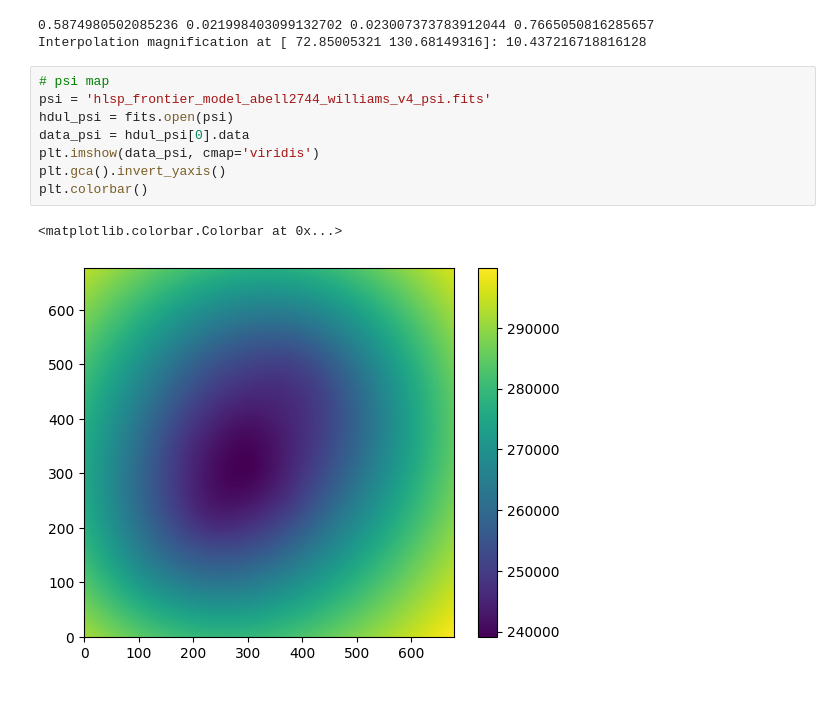
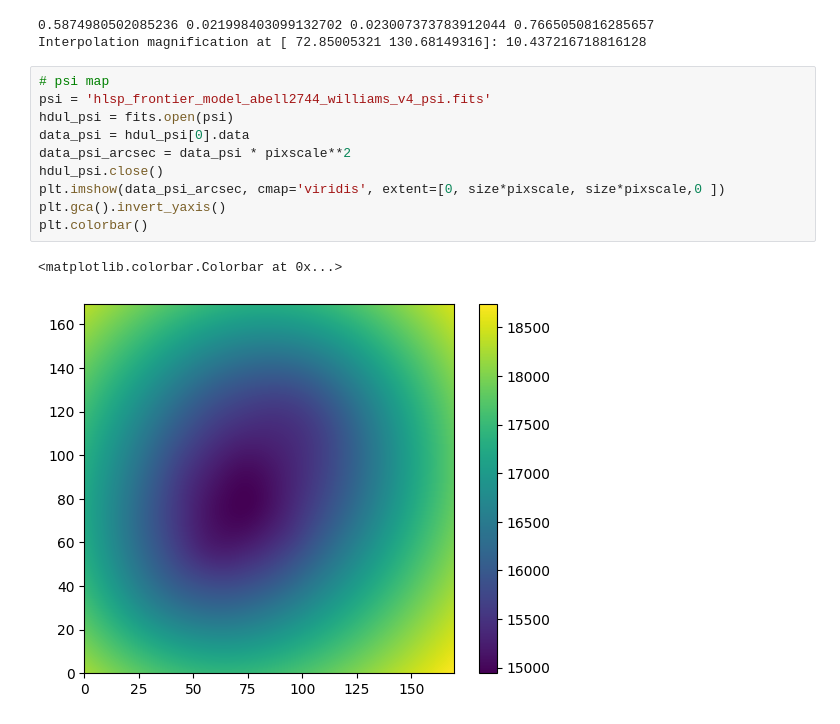
Before and after one commit to diceandcats/SURE-GW-lensing, a Jupyter notebook: Real stuffs/Real_lens.ipynb, the cells around one changed output. Cells and saved outputs as stored; diff of their text form.

```diff
--- a/Real stuffs/Real_lens.ipynb
+++ b/Real stuffs/Real_lens.ipynb
@@ -262,12 +264,14 @@ Interpolation magnification at [ 72.85005321 130.68149316]: 10.437216718816128
 # %%
 # psi map
 psi = 'hlsp_frontier_model_abell2744_williams_v4_psi.fits'
 hdul_psi = fits.open(psi)
 data_psi = hdul_psi[0].data
-plt.imshow(data_psi, cmap='viridis')
+data_psi_arcsec = data_psi * pixscale**2
+hdul_psi.close()
+plt.imshow(data_psi_arcsec, cmap='viridis', extent=[0, size*pixscale, size*pixscale,0 ])
 plt.gca().invert_yaxis()
 plt.colorbar()
 # %% [output]
 <matplotlib.colorbar.Colorbar at 0x...>
-[figure, old version]
+[figure, new version]
 # %%
```
Also changed, not shown: parts of 3 cells of this notebook, 2 other files.
